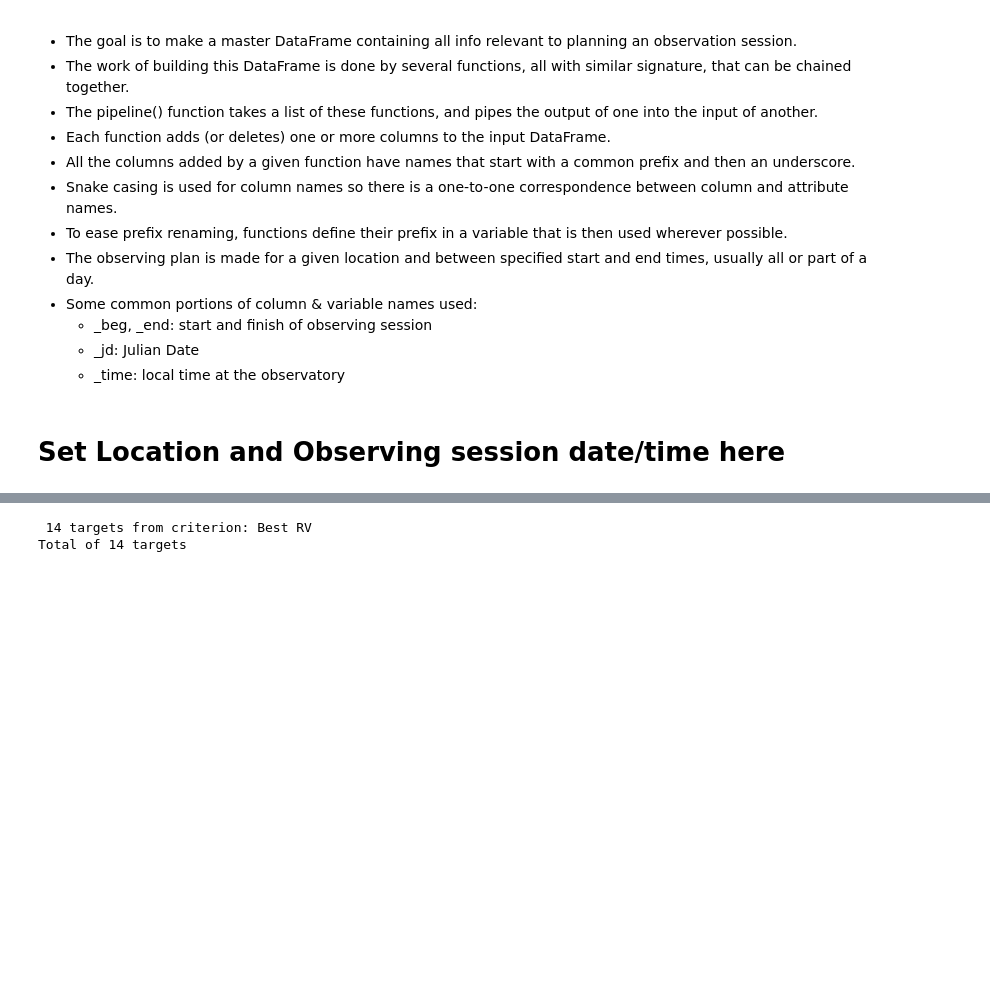
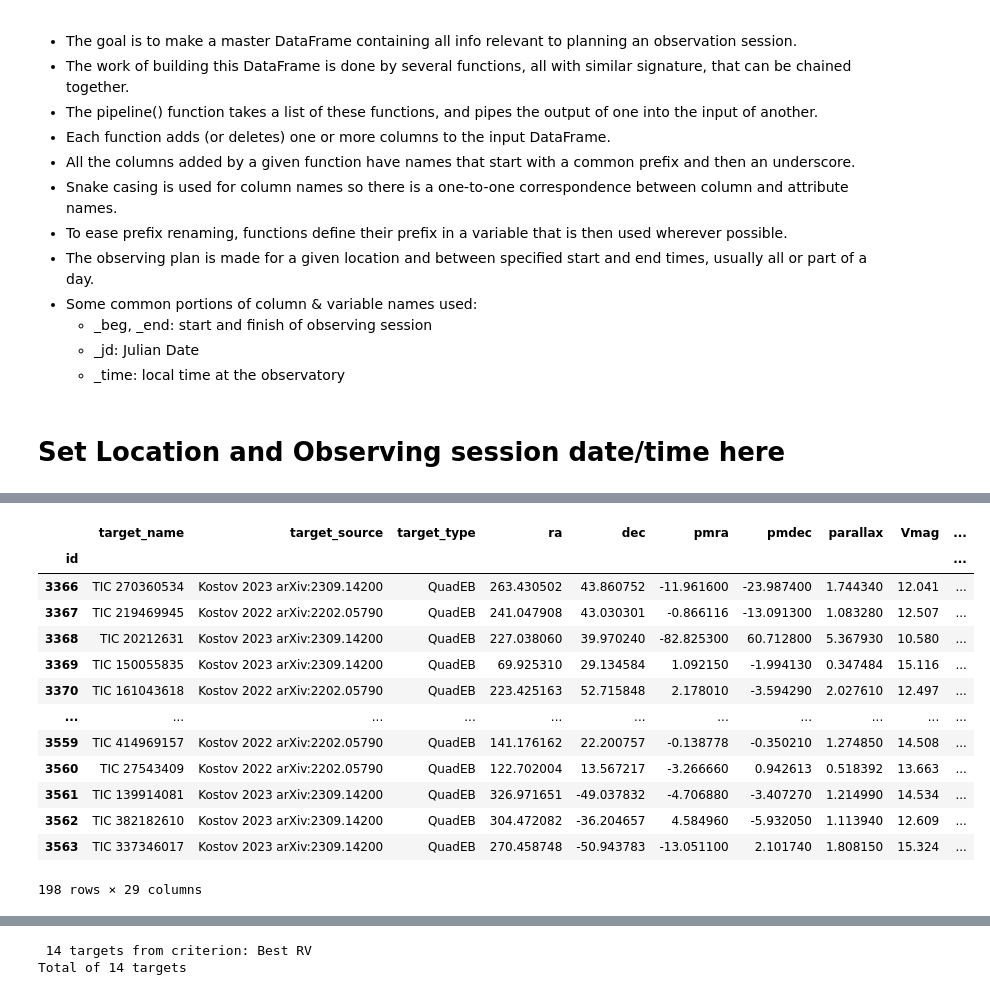
Before and after one commit to CvillePaul/Observation-Planner, a Jupyter notebook: Observation Planner.ipynb, the cells around one changed output, grey strips where cells are left out. Saved outputs shown, nothing was run; the diff lists cells and outputs as text; code cells hidden in the pictures; blank space fills up the shorter version.

```diff
--- a/Observation Planner.ipynb
+++ b/Observation Planner.ipynb
@@ -588,0 +611,56 @@ targets
+# %%
+def add_gemini_speckle_params(df: pd.DataFrame, **kwargs) -> pd.DataFrame:
+    # For more info, see https://www.gemini.edu/instrumentation/alopeke-zorro/proposal-preparation
+    iq70_exposures, iq85_exposures = [], []
+    for vmag in df["Vmag"].values:
+        if vmag < 9:
+            iq70_exposures.append(3)
+            iq85_exposures.append(6)
+        elif 9 <= vmag < 12:
+            iq70_exposures.append(5)
+            iq85_exposures.append(10)
+        elif 12 <= vmag < 14:
+            iq70_exposures.append(7)
+            iq85_exposures.append(14)
+        elif 14 <= vmag < 16:
+            iq70_exposures.append(11)
+            iq85_exposures.append(22)
+        elif 16 <= vmag:
+            iq70_exposures.append(15)
+            iq85_exposures.append(30)
+        elif vmag != vmag: # test for nan
+            iq70_exposures.append(15)
+            iq85_exposures.append(30)
+        else:
+            raise ValueError(f"Cannot handle Vmag of {vmag}")
+    df["gemini_iq70_speckle_sequences"] = iq70_exposures
+    df["gemini_iq85_speckle_sequences"] = iq85_exposures
+    speckle_sequence_duration = 64 * u.s
+    df["gemini_iq70_speckle_exposure"] = df["gemini_iq70_speckle_sequences"] * speckle_sequence_duration
+    df["gemini_iq85_speckle_exposure"] = df["gemini_iq85_speckle_sequences"] * speckle_sequence_duration
+    pointing_time = 300 * u.s
+    calibaration_overhead = 1.167 # 10 minutes of calibration target per hour of science target
+    photometric_overhead = 1.016 # 10 minutes of calibration per 10 hour observing session
+    total_overhead = calibaration_overhead * photometric_overhead
+    df["gemini_iq70_speckle_program_time"] = (df["gemini_iq70_speckle_exposure"] + pointing_time)* total_overhead
+    df["gemini_iq85_speckle_program_time"] = (df["gemini_iq85_speckle_exposure"] + pointing_time)* total_overhead
+    return df
+
+targets = pipeline([add_gemini_speckle_params], targets)
+
+targets
+# %% [output]
+|  | target_name | target_source | target_type | ra | dec | pmra | pmdec | parallax | Vmag | ... |
+| id |  |  |  |  |  |  |  |  |  | ... |
+| 3366 | TIC 270360534 | Kostov 2023 arXiv:2309.14200 | QuadEB | 263.430502 | 43.860752 | -11.961600 | -23.987400 | 1.744340 | 12.041 | ... |
+| 3367 | TIC 219469945 | Kostov 2022 arXiv:2202.05790 | QuadEB | 241.047908 | 43.030301 | -0.866116 | -13.091300 | 1.083280 | 12.507 | ... |
+| 3368 | TIC 20212631 | Kostov 2023 arXiv:2309.14200 | QuadEB | 227.038060 | 39.970240 | -82.825300 | 60.712800 | 5.367930 | 10.580 | ... |
+| 3369 | TIC 150055835 | Kostov 2023 arXiv:2309.14200 | QuadEB | 69.925310 | 29.134584 | 1.092150 | -1.994130 | 0.347484 | 15.116 | ... |
+| 3370 | TIC 161043618 | Kostov 2022 arXiv:2202.05790 | QuadEB | 223.425163 | 52.715848 | 2.178010 | -3.594290 | 2.027610 | 12.497 | ... |
+| ... | ... | ... | ... | ... | ... | ... | ... | ... | ... | ... |
+| 3559 | TIC 414969157 | Kostov 2022 arXiv:2202.05790 | QuadEB | 141.176162 | 22.200757 | -0.138778 | -0.350210 | 1.274850 | 14.508 | ... |
+| 3560 | TIC 27543409 | Kostov 2022 arXiv:2202.05790 | QuadEB | 122.702004 | 13.567217 | -3.266660 | 0.942613 | 0.518392 | 13.663 | ... |
+| 3561 | TIC 139914081 | Kostov 2023 arXiv:2309.14200 | QuadEB | 326.971651 | -49.037832 | -4.706880 | -3.407270 | 1.214990 | 14.534 | ... |
+| 3562 | TIC 382182610 | Kostov 2023 arXiv:2309.14200 | QuadEB | 304.472082 | -36.204657 | 4.584960 | -5.932050 | 1.113940 | 12.609 | ... |
+| 3563 | TIC 337346017 | Kostov 2023 arXiv:2309.14200 | QuadEB | 270.458748 | -50.943783 | -13.051100 | 2.101740 | 1.808150 | 15.324 | ... |
+198 rows × 29 columns
```
Also changed, not shown: parts of 9 cells of this notebook.
